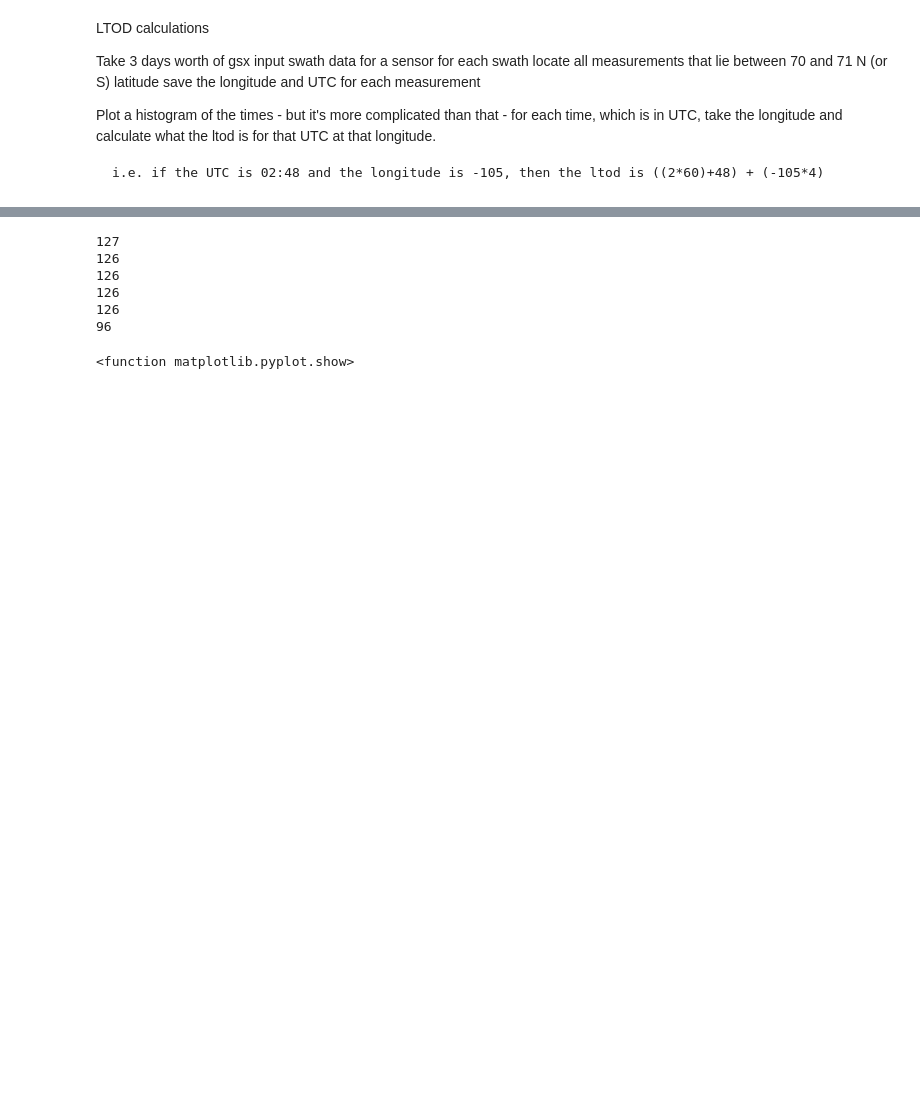
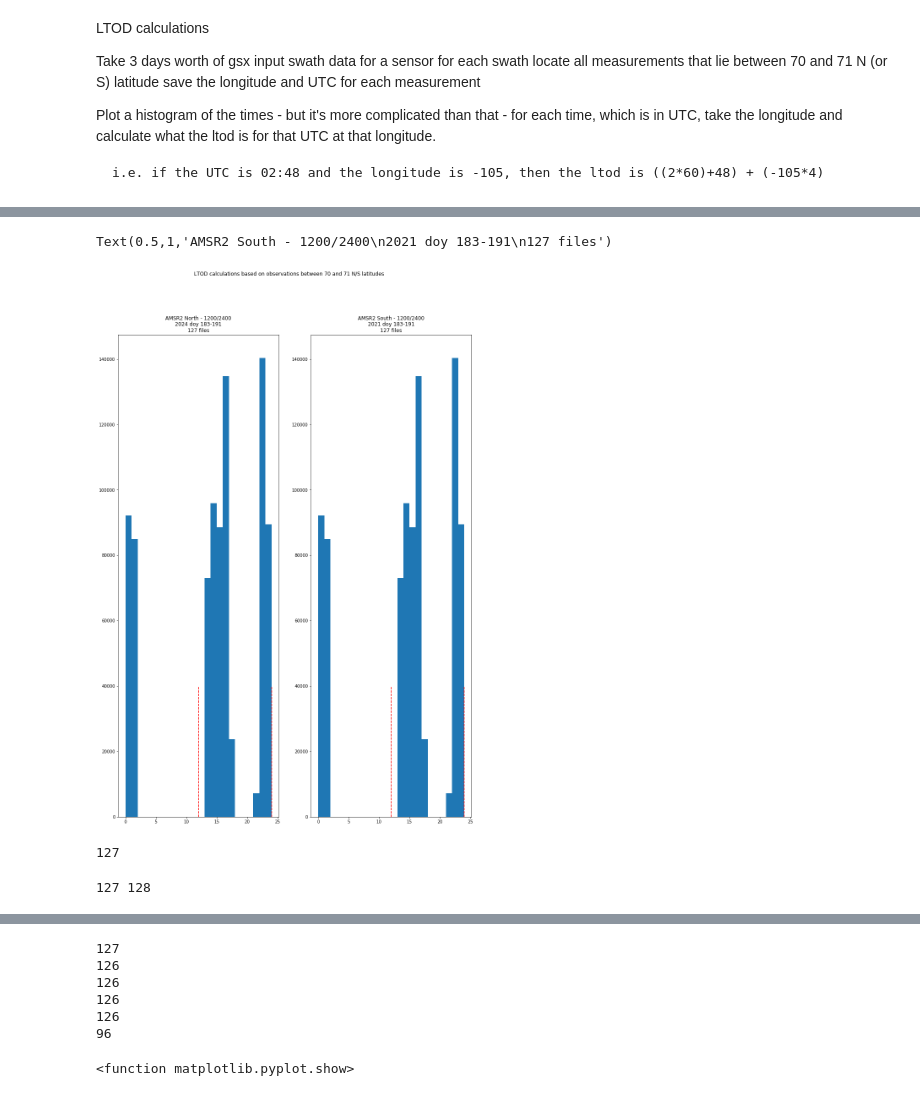
Before and after one commit to nsidc/pmesdr, a Jupyter notebook: ipython_notebooks/LTOD calculations.ipynb, the cells around one changed output, grey strips where cells are left out. Drawn from its saved outputs; the diff is of its cells as text; code cells hidden in the pictures; blank space fills up the shorter version.

Commit message:
Notebooks for LTOD calculations and graphs
Also general notebook for looking at CETB files

```diff
--- a/ipython_notebooks/LTOD calculations.ipynb
+++ b/ipython_notebooks/LTOD calculations.ipynb
@@ -81,3 +82,6 @@ def create_ltod(files, lat_min=70., lat_max=71.):
     ftimes[ftimes > 24.0] = ftimes[ftimes > 24.0] - 24.0
     ftimes[ftimes < 0.] = ftimes[ftimes < 0.] + 24.0
     return ftimes
+# %%
+A2_2024 = sort(glob.glob('/scratch/alpine/moha2290/v2_0630_test/AMSR2_GSX/*2024060*.nc'))
+len(A2_2024)
@@ -83,0 +90,3 @@ def create_ltod(files, lat_min=70., lat_max=71.):
+# %%
+#ftn_A2_2024 = create_ltod(A2_2024, lat_min = 70.0, lat_max = 71.0)
+fts_A2_2024 = create_ltod(A2_2024, lat_max = -70.0, lat_min = -71.0)
@@ -83,0 +106,27 @@ def create_ltod(files, lat_min=70., lat_max=71.):
+# %%
+fig = plt.figure(figsize=(15,21))
+plt.suptitle('LTOD calculations based on observations between 70 and 71 N/S latitudes')
+a = fig.add_subplot(1,2,1)
+plt.hist(fts_A2_2024,bins=(np.arange(25)))
+plt.plot([24, 24], [0, 40000], color='r', linestyle='--')
+plt.plot([12, 12], [0, 40000], color='r', linestyle='--')
+a.set_title('AMSR2 North - 1200/2400\n2024 doy 183-191\n127 files')
+a = fig.add_subplot(1,2,2)
+plt.hist(fts_A2_2024,bins=(np.arange(25)))
+plt.plot([24, 24], [0, 40000], color='r', linestyle='--')
+plt.plot([12, 12], [0, 40000], color='r', linestyle='--')
+a.set_title('AMSR2 South - 1200/2400\n2021 doy 183-191\n127 files')
+# %% [output]
+Text(0.5,1,'AMSR2 South - 1200/2400\n2021 doy 183-191\n127 files')
+[figure, added]
+# %%
+F18_2022 = sort(glob.glob('/scratch/alpine/jeca4282/NSIDC-0630v2_reproc/F18_GSX/*2022070*.nc'))
+len(F18_2022)
+# %% [output]
+127
+# %%
+F18_2021 = sort(glob.glob('/scratch/alpine/moha2290/SSMIS_v2/F18_GSX/*202107*.nc'))
+F18_2023 = sort(glob.glob('/scratch/alpine/moha2290/SSMIS_v2/F18_GSX/*2023*.nc'))
+print(len(F18_2021), len(F18_2023))
+# %% [output]
+127 128
```
Also changed, not shown: parts of 16 cells of this notebook, 1 other file.
